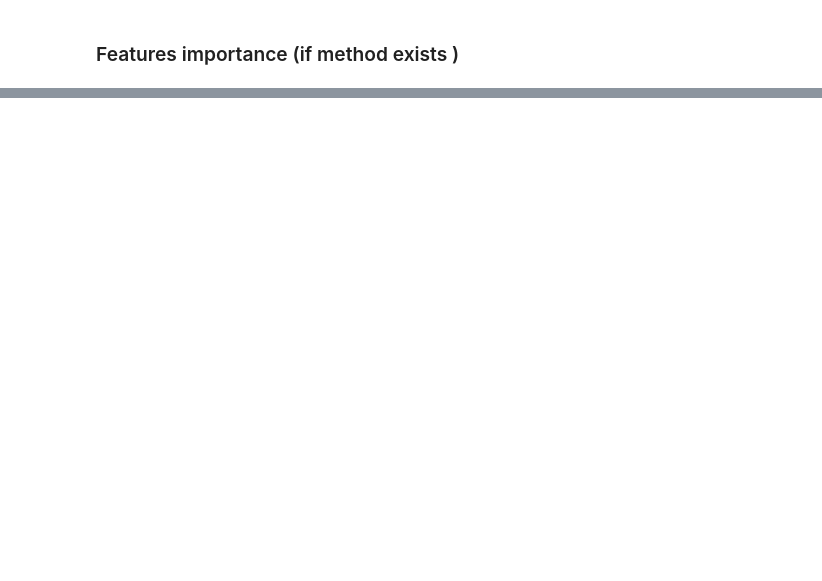
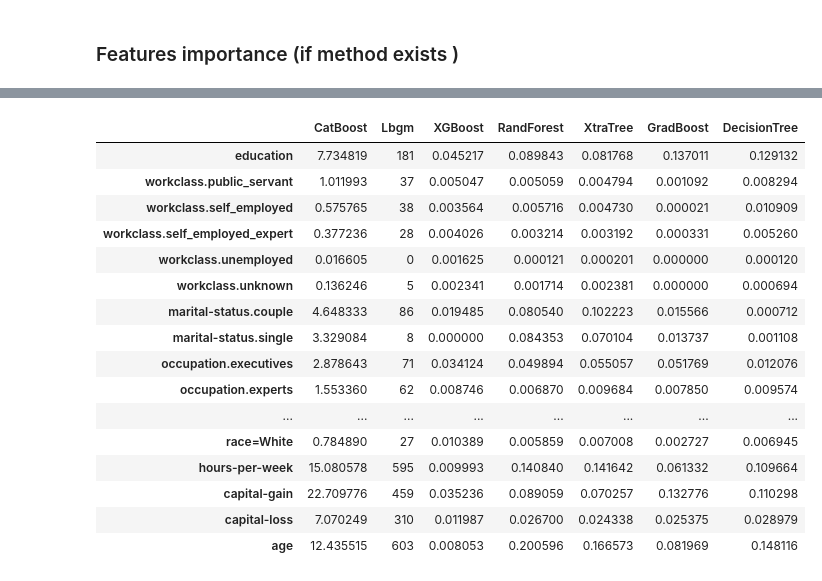
Before and after one commit to olivier-2018/Adv_ML_techniques_for_imbalanced_dataset, a Jupyter notebook: advML_census_adult_dataset.ipynb, the cells around one changed output, grey strips where cells are left out. Drawn from its saved outputs; the diff is of its cells as text; code cells hidden in the pictures; blank space fills up the shorter version.

```diff
--- a/advML_census_adult_dataset.ipynb
+++ b/advML_census_adult_dataset.ipynb
@@ -1274,0 +1335,8 @@ test_dataset.tail()
+# %%
+# label encoding: 1 = >50k
+train_y = (train_df['salary'] == '<=50K')
+test_y = (test_df['salary'] == '<=50K')
+
+# training
+full_pipe_df.fit(train_df.drop('salary', axis=1), train_y)
+print("test set f1 score", f1_score(test_y, full_pipe_df.predict(test_df.drop('salary', axis=1))))
@@ -2083,0 +1715,24 @@ Test score:  0.812
+# %%
+def highlight_max(s):
+    is_max = s == s.max()
+    return ['color: red' if cell else '' for cell in is_max]
+
+feature_importance_df.style.apply(highlight_max)
+# %% [output]
+|  | CatBoost | Lbgm | XGBoost | RandForest | XtraTree | GradBoost | DecisionTree |
+| education | 7.734819 | 181 | 0.045217 | 0.089843 | 0.081768 | 0.137011 | 0.129132 |
+| workclass.public_servant | 1.011993 | 37 | 0.005047 | 0.005059 | 0.004794 | 0.001092 | 0.008294 |
+| workclass.self_employed | 0.575765 | 38 | 0.003564 | 0.005716 | 0.004730 | 0.000021 | 0.010909 |
+| workclass.self_employed_expert | 0.377236 | 28 | 0.004026 | 0.003214 | 0.003192 | 0.000331 | 0.005260 |
+| workclass.unemployed | 0.016605 | 0 | 0.001625 | 0.000121 | 0.000201 | 0.000000 | 0.000120 |
+| workclass.unknown | 0.136246 | 5 | 0.002341 | 0.001714 | 0.002381 | 0.000000 | 0.000694 |
+| marital-status.couple | 4.648333 | 86 | 0.019485 | 0.080540 | 0.102223 | 0.015566 | 0.000712 |
+| marital-status.single | 3.329084 | 8 | 0.000000 | 0.084353 | 0.070104 | 0.013737 | 0.001108 |
+| occupation.executives | 2.878643 | 71 | 0.034124 | 0.049894 | 0.055057 | 0.051769 | 0.012076 |
+| occupation.experts | 1.553360 | 62 | 0.008746 | 0.006870 | 0.009684 | 0.007850 | 0.009574 |
+| ... | ... | ... | ... | ... | ... | ... | ... |
+| race=White | 0.784890 | 27 | 0.010389 | 0.005859 | 0.007008 | 0.002727 | 0.006945 |
+| hours-per-week | 15.080578 | 595 | 0.009993 | 0.140840 | 0.141642 | 0.061332 | 0.109664 |
+| capital-gain | 22.709776 | 459 | 0.035236 | 0.089059 | 0.070257 | 0.132776 | 0.110298 |
+| capital-loss | 7.070249 | 310 | 0.011987 | 0.026700 | 0.024338 | 0.025375 | 0.028979 |
+| age | 12.435515 | 603 | 0.008053 | 0.200596 | 0.166573 | 0.081969 | 0.148116 |
```
Also changed, not shown: parts of 118 cells of this notebook, 6 other files.
